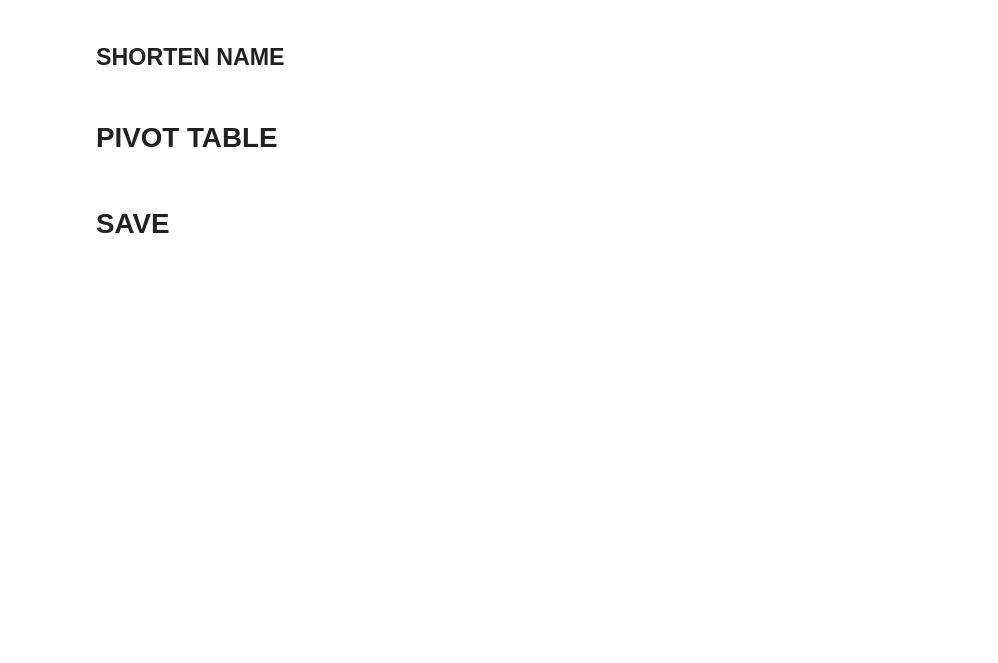
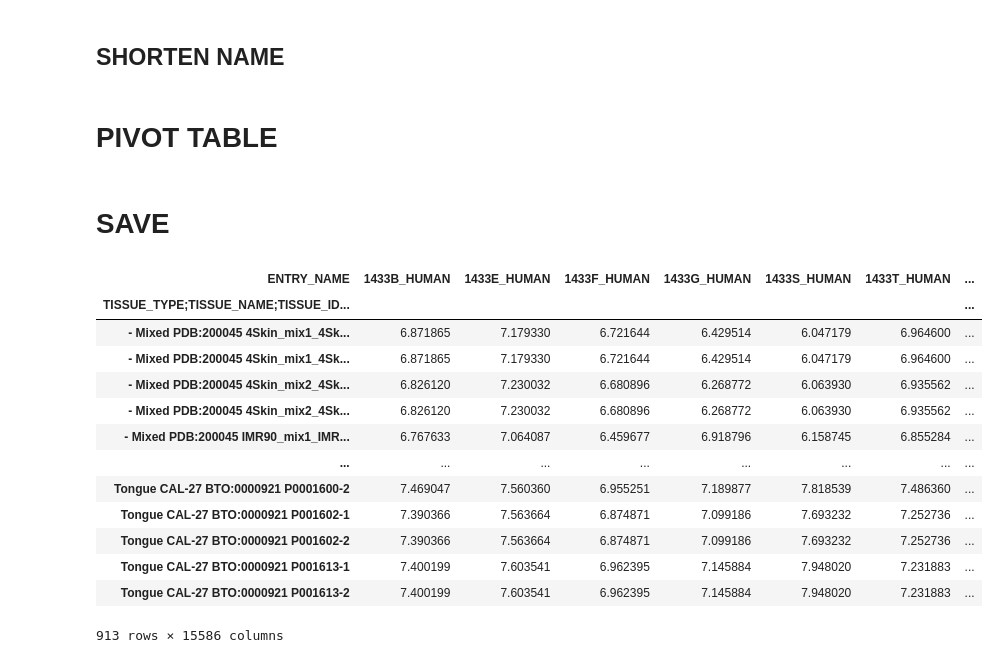
Before and after one commit to inambioinfo/genefunction, a Jupyter notebook: proteomicsDB_downloader.ipynb, the cells around one changed output. Cells and saved outputs as stored; diff of their text form; code cells hidden in the pictures; blank space fills up the shorter version.

```diff
--- a/proteomicsDB_downloader.ipynb
+++ b/proteomicsDB_downloader.ipynb
@@ -147,3 +147,20 @@ protein_expression_df.to_csv(output_folder_path+"ProteomicsDB_proteinspertissue_
+# %%
+protein_expression_df
+# %% [output]
+| ENTRY_NAME | 1433B_HUMAN | 1433E_HUMAN | 1433F_HUMAN | 1433G_HUMAN | 1433S_HUMAN | 1433T_HUMAN | ... |
+| TISSUE_TYPE;TISSUE_NAME;TISSUE_ID... |  |  |  |  |  |  | ... |
+| - Mixed PDB:200045 4Skin_mix1_4Sk... | 6.871865 | 7.179330 | 6.721644 | 6.429514 | 6.047179 | 6.964600 | ... |
+| - Mixed PDB:200045 4Skin_mix1_4Sk... | 6.871865 | 7.179330 | 6.721644 | 6.429514 | 6.047179 | 6.964600 | ... |
+| - Mixed PDB:200045 4Skin_mix2_4Sk... | 6.826120 | 7.230032 | 6.680896 | 6.268772 | 6.063930 | 6.935562 | ... |
+| - Mixed PDB:200045 4Skin_mix2_4Sk... | 6.826120 | 7.230032 | 6.680896 | 6.268772 | 6.063930 | 6.935562 | ... |
+| - Mixed PDB:200045 IMR90_mix1_IMR... | 6.767633 | 7.064087 | 6.459677 | 6.918796 | 6.158745 | 6.855284 | ... |
+| ... | ... | ... | ... | ... | ... | ... | ... |
+| Tongue CAL-27 BTO:0000921 P0001600-2 | 7.469047 | 7.560360 | 6.955251 | 7.189877 | 7.818539 | 7.486360 | ... |
+| Tongue CAL-27 BTO:0000921 P001602-1 | 7.390366 | 7.563664 | 6.874871 | 7.099186 | 7.693232 | 7.252736 | ... |
+| Tongue CAL-27 BTO:0000921 P001602-2 | 7.390366 | 7.563664 | 6.874871 | 7.099186 | 7.693232 | 7.252736 | ... |
+| Tongue CAL-27 BTO:0000921 P001613-1 | 7.400199 | 7.603541 | 6.962395 | 7.145884 | 7.948020 | 7.231883 | ... |
+| Tongue CAL-27 BTO:0000921 P001613-2 | 7.400199 | 7.603541 | 6.962395 | 7.145884 | 7.948020 | 7.231883 | ... |
+913 rows × 15586 columns
 # %%
 protein_df.to_csv(output_folder_path+"ProteomicsDB_raw.csv")
 # %%
```
Also changed, not shown: parts of 1 cell of this notebook, 2 other files.
